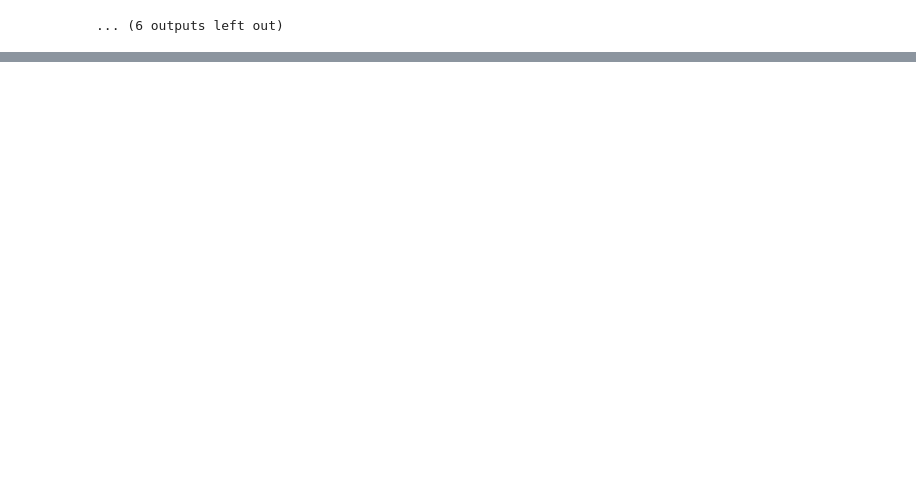
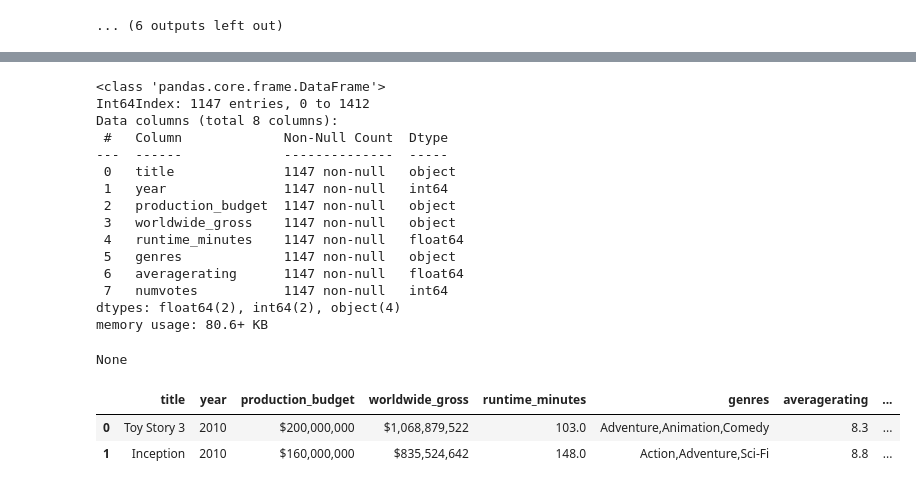
Before and after one commit to jmaffucci/dsc-phase-1-project, a Jupyter notebook: student-Copy1.ipynb, the cells around one changed output, grey strips where cells are left out. Cells and saved outputs as stored; diff of their text form; code cells hidden in the pictures; blank space fills up the shorter version.

```diff
--- a/student-Copy1.ipynb
+++ b/student-Copy1.ipynb
@@ -211,0 +137,9 @@ None
+# %%
+financials.drop(['domestic_gross_x', 'foreign_gross', 'domestic_gross_y', 'release_date', 'id', 'studio', 'movie'],
+                                                        axis=1, inplace=True)
+del titles_and_ratings['original_title']
+# %%
+df = pd.merge(financials, titles_and_ratings, left_on='title', right_on='primary_title')
+# %%
+df.drop_duplicates(subset=['title'], inplace=True)
+df.drop(['start_year', 'tconst', 'primary_title'], axis=1, inplace=True)
@@ -212 +148,24 @@ None
+# %%
+display(df.info())
+df.head(2)
+# %% [output]
+<class 'pandas.core.frame.DataFrame'>
+Int64Index: 1147 entries, 0 to 1412
+Data columns (total 8 columns):
+ #   Column             Non-Null Count  Dtype
+---  ------             --------------  -----
+ 0   title              1147 non-null   object
+ 1   year               1147 non-null   int64
+ 2   production_budget  1147 non-null   object
+ 3   worldwide_gross    1147 non-null   object
+ 4   runtime_minutes    1147 non-null   float64
+ 5   genres             1147 non-null   object
+ 6   averagerating      1147 non-null   float64
+ 7   numvotes           1147 non-null   int64
+dtypes: float64(2), int64(2), object(4)
+memory usage: 80.6+ KB
+None
+|  | title | year | production_budget | worldwide_gross | runtime_minutes | genres | averagerating | ... |
+| 0 | Toy Story 3 | 2010 | $200,000,000 | $1,068,879,522 | 103.0 | Adventure,Animation,Comedy | 8.3 | ... |
+| 1 | Inception | 2010 | $160,000,000 | $835,524,642 | 148.0 | Action,Adventure,Sci-Fi | 8.8 | ... |
 # %%
```
Also changed, not shown: parts of 25 cells of this notebook, 1 other file.
